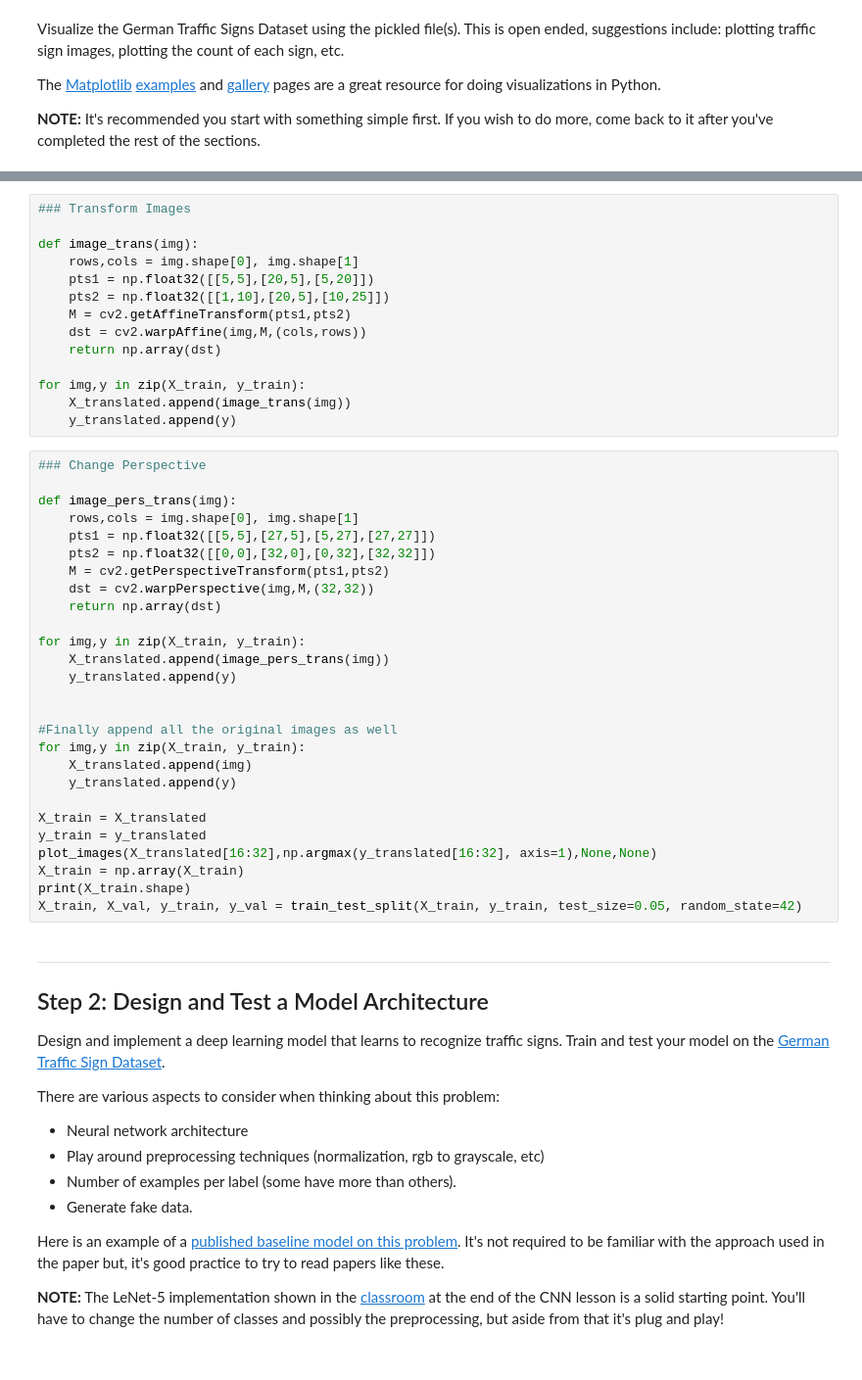
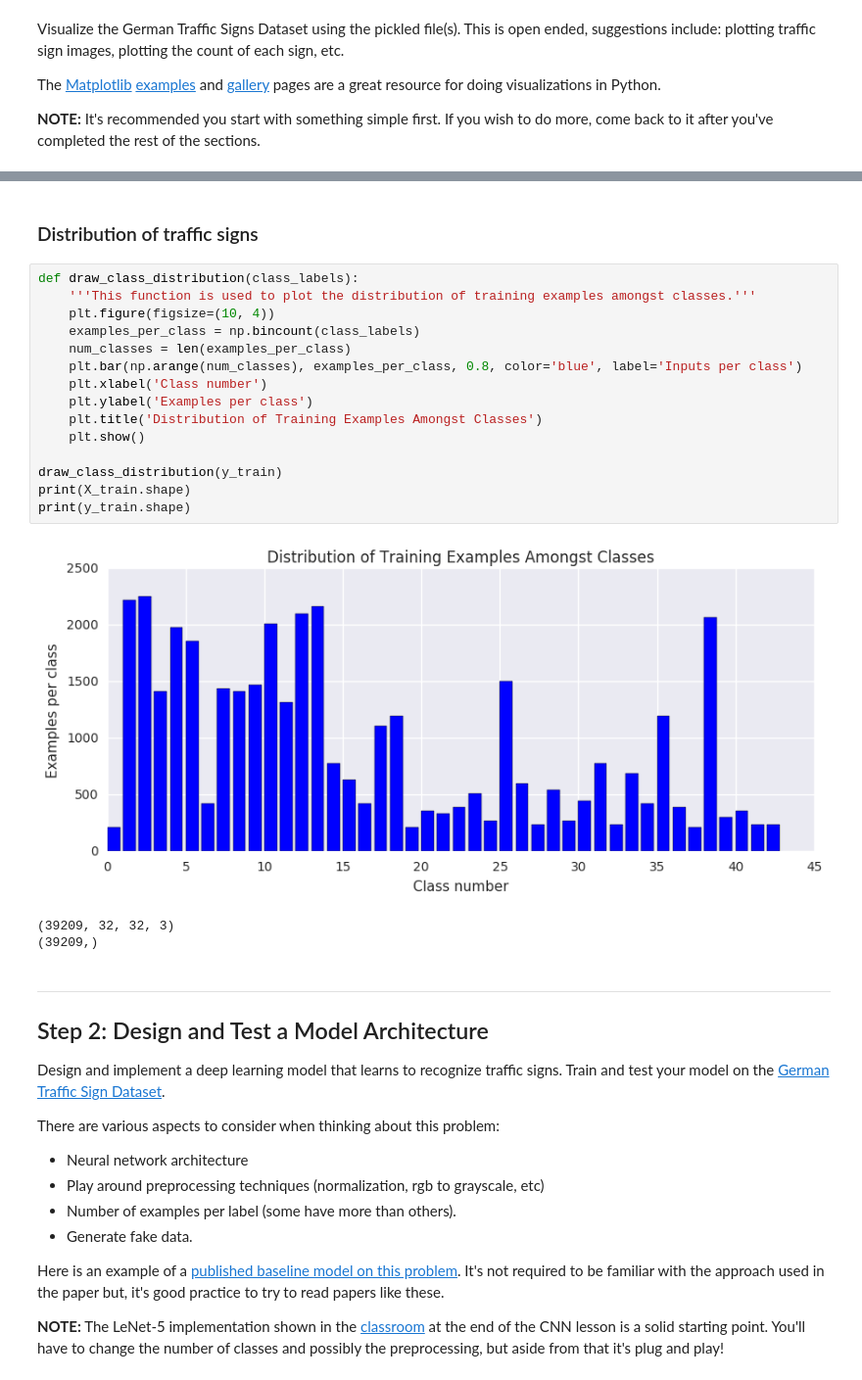
Before and after one commit to dvu4/CarND-Traffic-Sign-Classifier-Project, a Jupyter notebook: Traffic_Sign_Classifier.ipynb, the cells around one changed output, grey strips where cells are left out. Shown at 98% size. Cells and saved outputs as stored; diff of their text form.

```diff
--- a/Traffic_Sign_Classifier.ipynb
+++ b/Traffic_Sign_Classifier.ipynb
@@ -230,44 +153,24 @@ NameError: name 'cv2' is not defined
-# %%
-### Transform Images
-
-def image_trans(img):
-    rows,cols = img.shape[0], img.shape[1]
-    pts1 = np.float32([[5,5],[20,5],[5,20]])
-    pts2 = np.float32([[1,10],[20,5],[10,25]])
-    M = cv2.getAffineTransform(pts1,pts2)
-    dst = cv2.warpAffine(img,M,(cols,rows))
-    return np.array(dst)
-
-for img,y in zip(X_train, y_train):
-    X_translated.append(image_trans(img))
-    y_translated.append(y)
-# %%
-### Change Perspective
-
-def image_pers_trans(img):
-    rows,cols = img.shape[0], img.shape[1]
-    pts1 = np.float32([[5,5],[27,5],[5,27],[27,27]])
-    pts2 = np.float32([[0,0],[32,0],[0,32],[32,32]])
-    M = cv2.getPerspectiveTransform(pts1,pts2)
-    dst = cv2.warpPerspective(img,M,(32,32))
-    return np.array(dst)
-
-for img,y in zip(X_train, y_train):
-    X_translated.append(image_pers_trans(img))
-    y_translated.append(y)
-
-
-#Finally append all the original images as well
-for img,y in zip(X_train, y_train):
-    X_translated.append(img)
-    y_translated.append(y)
-
-X_train = X_translated
-y_train = y_translated
-plot_images(X_translated[16:32],np.argmax(y_translated[16:32], axis=1),None,None)
-X_train = np.array(X_train)
-print(X_train.shape)
-X_train, X_val, y_train, y_val = train_test_split(X_train, y_train, test_size=0.05, random_state=42)
+# %% [markdown]
+### Distribution of traffic signs
+# %%
+def draw_class_distribution(class_labels):
+    '''This function is used to plot the distribution of training examples amongst classes.'''
+    plt.figure(figsize=(10, 4))
+    examples_per_class = np.bincount(class_labels)
+    num_classes = len(examples_per_class)
+    plt.bar(np.arange(num_classes), examples_per_class, 0.8, color='blue', label='Inputs per class')
+    plt.xlabel('Class number')
+    plt.ylabel('Examples per class')
+    plt.title('Distribution of Training Examples Amongst Classes')
+    plt.show()
+
+draw_class_distribution(y_train)
+print(X_train.shape)
+print(y_train.shape)
+# %% [output]
+[figure, added]
+(39209, 32, 32, 3)
+(39209,)
 # %% [markdown]
 ----
 
```
Also changed, not shown: parts of 51 cells of this notebook, 1 other file.
